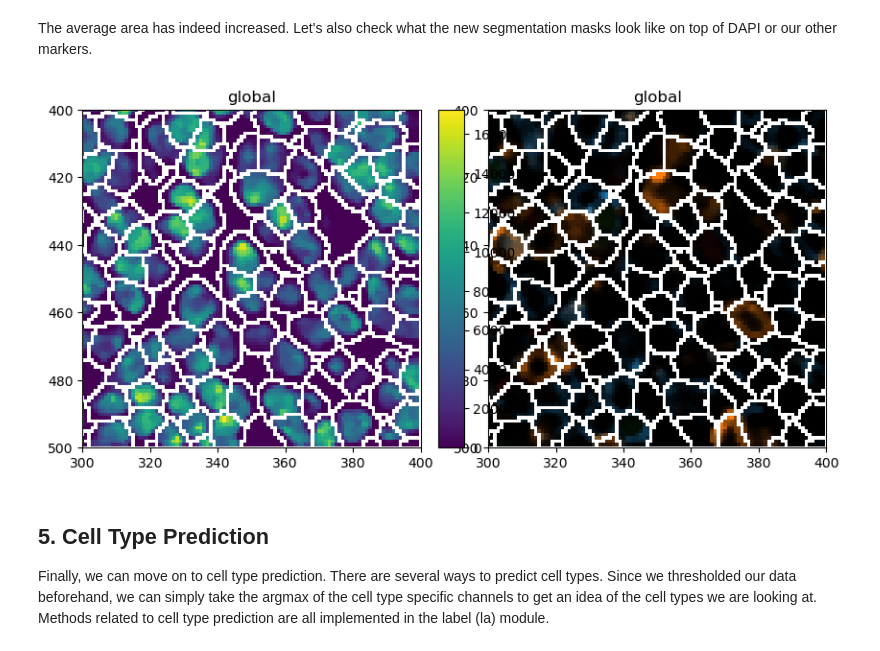
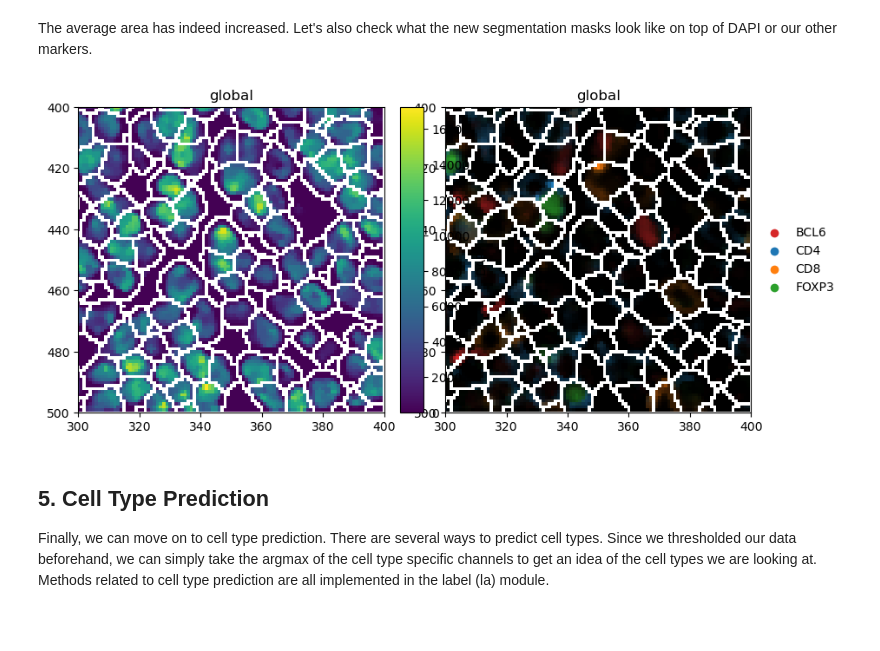
Before and after one commit to sagar87/spatialproteomics, a Jupyter notebook: docs/notebooks/ExampleWorkflowSpatialdata.ipynb, the cells around one changed output. Cells and saved outputs as stored; diff of their text form; code cells hidden in the pictures; blank space fills up the shorter version.

```diff
--- a/docs/notebooks/ExampleWorkflowSpatialdata.ipynb
+++ b/docs/notebooks/ExampleWorkflowSpatialdata.ipynb
@@ -237,21 +238,21 @@ The average area has indeed increased. Let's also check what the new segmentatio
 # %%
 # plotting the resulting segmentation masks
 sdata_zoomed = sdata.query.bounding_box(
     axes=["x", "y"],
     min_coordinate=[300, 400],
     max_coordinate=[400, 500],
     target_coordinate_system="global",
 )
 
 fig, ax = plt.subplots(1, 2, figsize=(10, 5))
 sdata_zoomed.pl.render_images(channel=["DAPI"]).pl.render_labels(
     outline_alpha=1, fill_alpha=0, outline_color="white"
 ).pl.show(ax=ax[0])
-sdata_zoomed.pl.render_images(channel=["CD4", "CD8", "FOXP3", "BCL6"]).pl.render_labels(
+sdata_zoomed.pl.render_images(channel=["CD4", "CD8", "FOXP3", "BCL6"], channels_as_legend=True).pl.render_labels(
     outline_alpha=1, fill_alpha=0, outline_color="white"
 ).pl.show(ax=ax[1])
 # %% [output]
-[figure, old version]
+[figure, new version]
 # %% [markdown]
 ## 5. Cell Type Prediction
 Finally, we can move on to cell type prediction. There are several ways to predict cell types. Since we thresholded our data beforehand, we can simply take the argmax of the cell type specific channels to get an idea of the cell types we are looking at. Methods related to cell type prediction are all implemented in the label (la) module.
```
Also changed, not shown: parts of 5 cells of this notebook.
